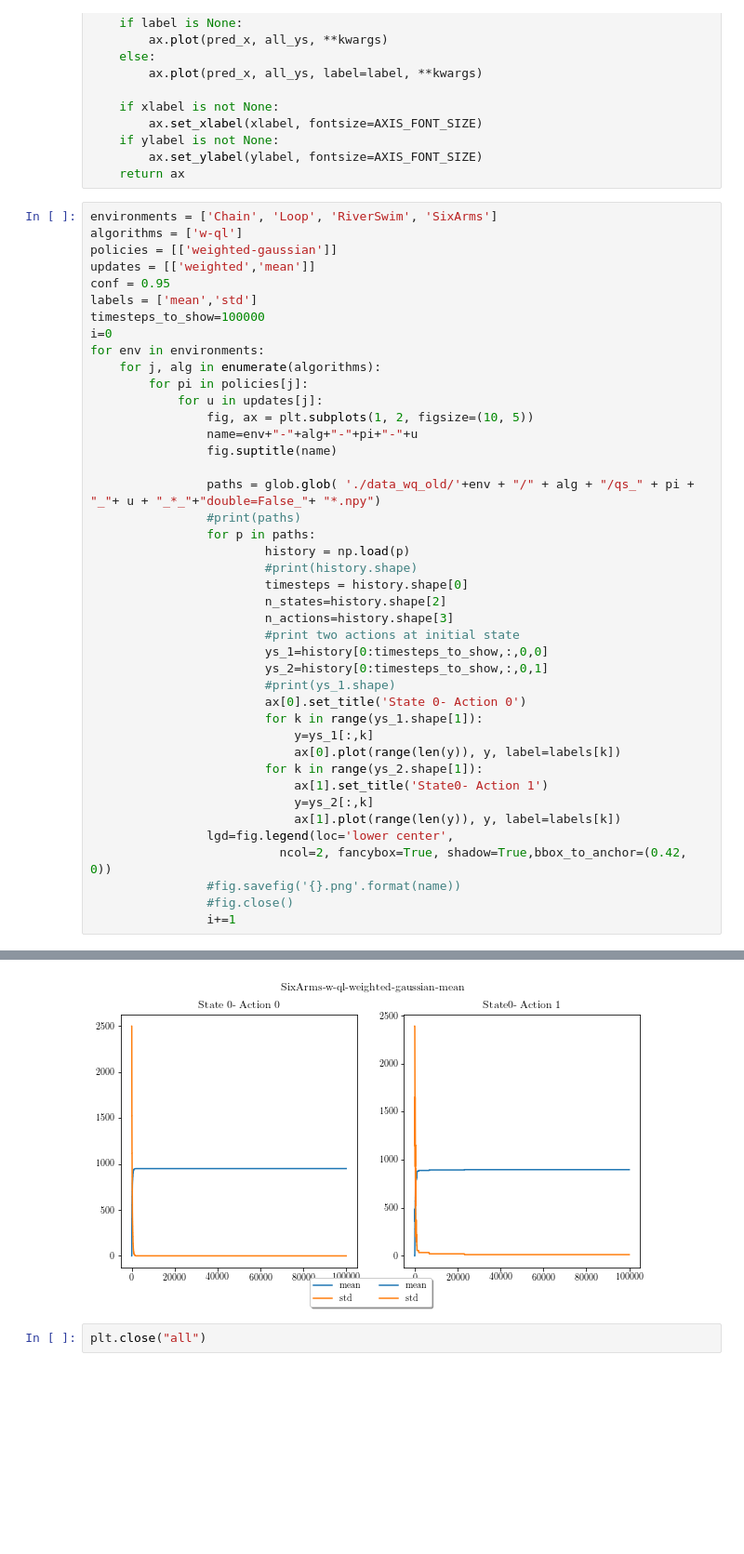
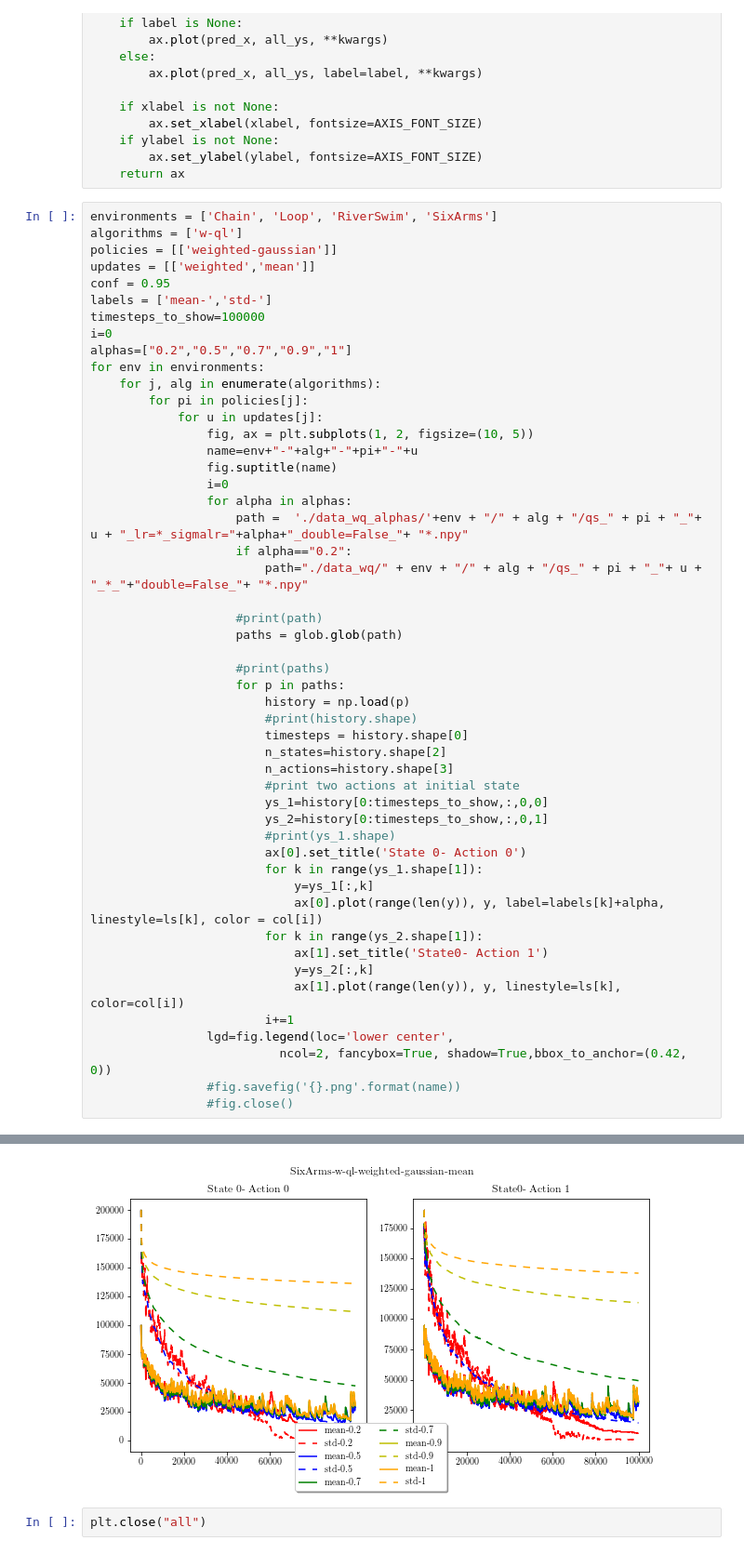
Before and after one commit to albertometelli/weightedDQN, a Jupyter notebook: q_learning/notebook_qs.ipynb, the cells around one changed output, grey strips where cells are left out. Shown: that part at 93% size. Cells and saved outputs as stored; diff of their text form; blank space fills up the shorter version.

```diff
--- a/q_learning/notebook_qs.ipynb
+++ b/q_learning/notebook_qs.ipynb
@@ -80,9 +80,10 @@ algorithms = ['w-ql']
 policies = [['weighted-gaussian']]
 updates = [['weighted','mean']]
 conf = 0.95
-labels = ['mean','std']
+labels = ['mean-','std-']
 timesteps_to_show=100000
 i=0
+alphas=["0.2","0.5","0.7","0.9","1"]
 for env in environments:
     for j, alg in enumerate(algorithms):
         for pi in policies[j]:
@@ -90,10 +91,17 @@ for env in environments:
                 fig, ax = plt.subplots(1, 2, figsize=(10, 5))
                 name=env+"-"+alg+"-"+pi+"-"+u
                 fig.suptitle(name)
+                i=0
+                for alpha in alphas:
+                    path =  './data_wq_alphas/'+env + "/" + alg + "/qs_" + pi + "_"+ u + "_lr=*_sigmalr="+alpha+"_double=False_"+ "*.npy"
+                    if alpha=="0.2":
+                        path="./data_wq/" + env + "/" + alg + "/qs_" + pi + "_"+ u + "_*_"+"double=False_"+ "*.npy"
 
-                paths = glob.glob( './data_wq_old/'+env + "/" + alg + "/qs_" + pi + "_"+ u + "_*_"+"double=False_"+ "*.npy")
-                #print(paths)
-                for p in paths:
+                    #print(path)
+                    paths = glob.glob(path)
+
+                    #print(paths)
+                    for p in paths:
                         history = np.load(p)
                         #print(history.shape)
                         timesteps = history.shape[0]
@@ -106,14 +114,14 @@ for env in environments:
                         ax[0].set_title('State 0- Action 0')
                         for k in range(ys_1.shape[1]):
                             y=ys_1[:,k]
-                            ax[0].plot(range(len(y)), y, label=labels[k])
+                            ax[0].plot(range(len(y)), y, label=labels[k]+alpha, linestyle=ls[k], color = col[i])
                         for k in range(ys_2.shape[1]):
                             ax[1].set_title('State0- Action 1')
                             y=ys_2[:,k]
-                            ax[1].plot(range(len(y)), y, label=labels[k])
+                            ax[1].plot(range(len(y)), y, linestyle=ls[k], color=col[i])
+                        i+=1
                 lgd=fig.legend(loc='lower center',
                           ncol=2, fancybox=True, shadow=True,bbox_to_anchor=(0.42, 0))
                 #fig.savefig('{}.png'.format(name))
                 #fig.close()
-                i+=1
 # %% [output]
@@ -127,3 +135,3 @@ for env in environments:
-[figure, old version]
+[figure, new version]
 # %%
 plt.close("all")
```
Also changed, not shown: parts of 1 cell of this notebook.
